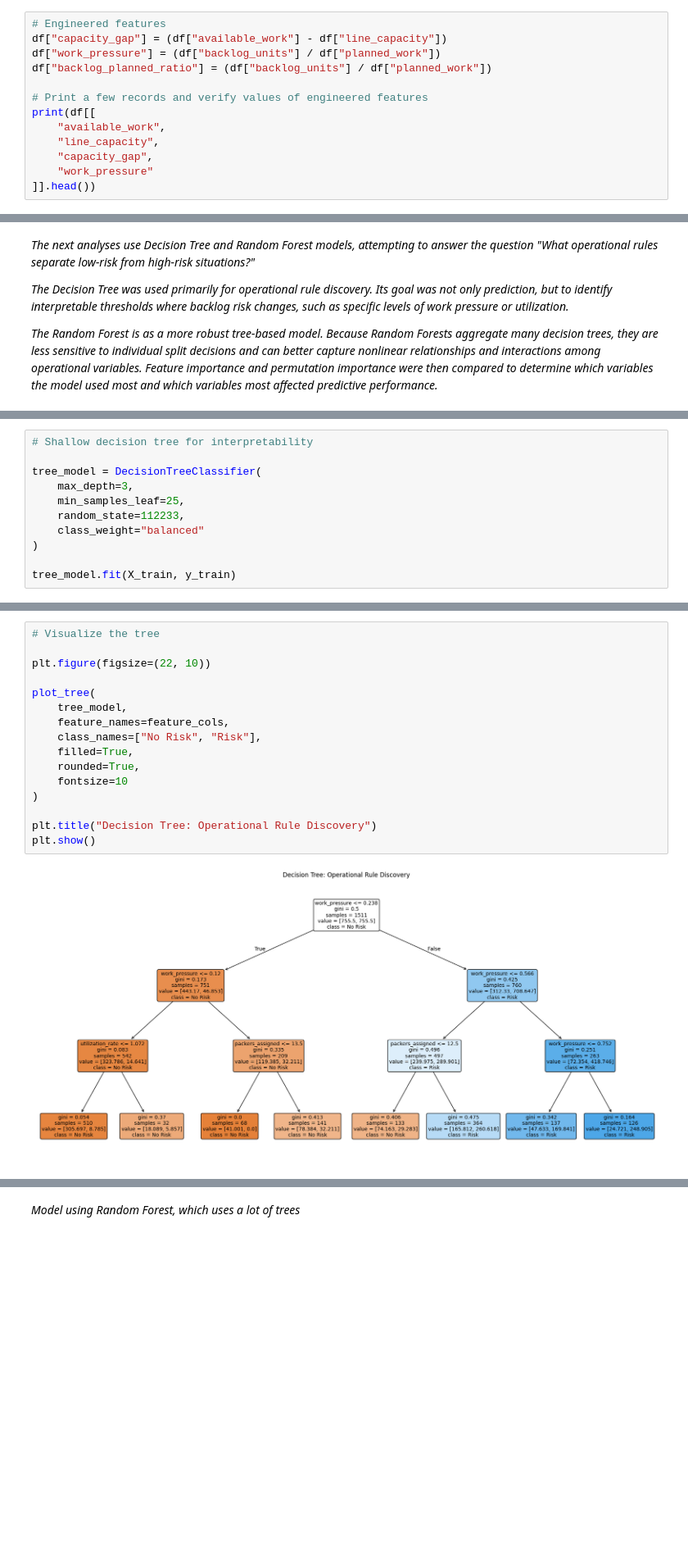
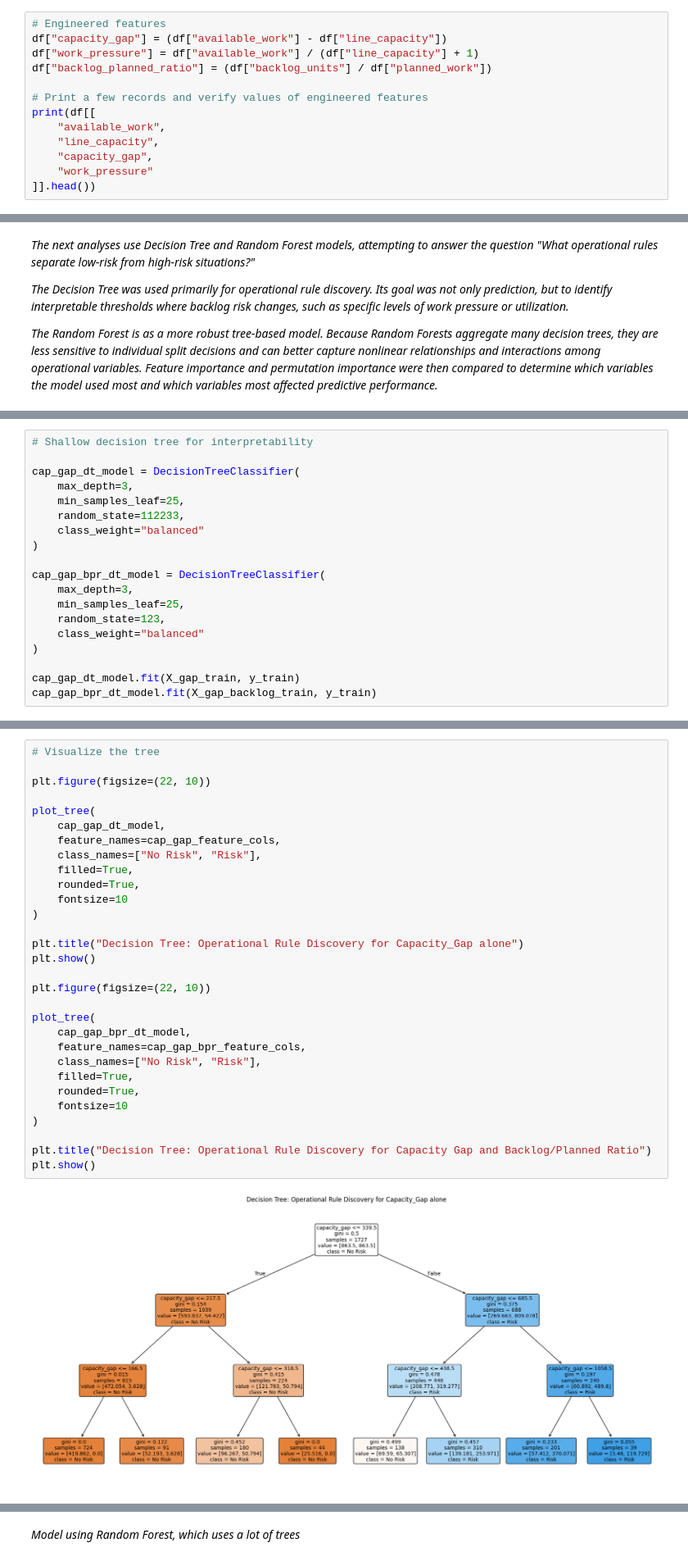
Before and after one commit to davehomrighouse/FC_Operations, a Jupyter notebook: notebooks/FC_Operations_Explanatory_Models.ipynb, the cells around one changed output, grey strips where cells are left out. Shown at 82% size. Drawn from its saved outputs; the diff is of its cells as text; blank space fills up the shorter version.

Commit message:
Updated notebooks to use capacity gap
Changed business models to use capacity gap for prediction rather than a function of backlog to planned ratio

```diff
--- a/notebooks/FC_Operations_Explanatory_Models.ipynb
+++ b/notebooks/FC_Operations_Explanatory_Models.ipynb
@@ -26,7 +26,7 @@ df = df.set_index("timestamp")
 # %%
 # Engineered features
 df["capacity_gap"] = (df["available_work"] - df["line_capacity"])
-df["work_pressure"] = (df["backlog_units"] / df["planned_work"])
+df["work_pressure"] = df["available_work"] / (df["line_capacity"] + 1)
 df["backlog_planned_ratio"] = (df["backlog_units"] / df["planned_work"])
 
 # Print a few records and verify values of engineered features
@@ -822,13 +842,21 @@ X_train, X_test, y_train, y_test = train_test_split(
 # %%
 # Shallow decision tree for interpretability
 
-tree_model = DecisionTreeClassifier(
+cap_gap_dt_model = DecisionTreeClassifier(
     max_depth=3,
     min_samples_leaf=25,
     random_state=112233,
     class_weight="balanced"
 )
 
-tree_model.fit(X_train, y_train)
+cap_gap_bpr_dt_model = DecisionTreeClassifier(
+    max_depth=3,
+    min_samples_leaf=25,
+    random_state=123,
+    class_weight="balanced"
+)
+
+cap_gap_dt_model.fit(X_gap_train, y_train)
+cap_gap_bpr_dt_model.fit(X_gap_backlog_train, y_train)
 # %% [output]
 DecisionTreeClassifier(class_weight='balanced', max_depth=3,
@@ -863,18 +908,32 @@ weighted avg       0.86      0.71      0.74       648
 # %%
 # Visualize the tree
 
 plt.figure(figsize=(22, 10))
 
 plot_tree(
-    tree_model,
-    feature_names=feature_cols,
+    cap_gap_dt_model,
+    feature_names=cap_gap_feature_cols,
     class_names=["No Risk", "Risk"],
     filled=True,
     rounded=True,
     fontsize=10
 )
 
-plt.title("Decision Tree: Operational Rule Discovery")
+plt.title("Decision Tree: Operational Rule Discovery for Capacity_Gap alone")
 plt.show()
+
+plt.figure(figsize=(22, 10))
+
+plot_tree(
+    cap_gap_bpr_dt_model,
+    feature_names=cap_gap_bpr_feature_cols,
+    class_names=["No Risk", "Risk"],
+    filled=True,
+    rounded=True,
+    fontsize=10
+)
+
+plt.title("Decision Tree: Operational Rule Discovery for Capacity Gap and Backlog/Planned Ratio")
+plt.show()
 # %% [output]
-[figure, old version]
+[figure, new version]
```
Also changed, not shown: parts of 143 cells of this notebook, 1 other file.
